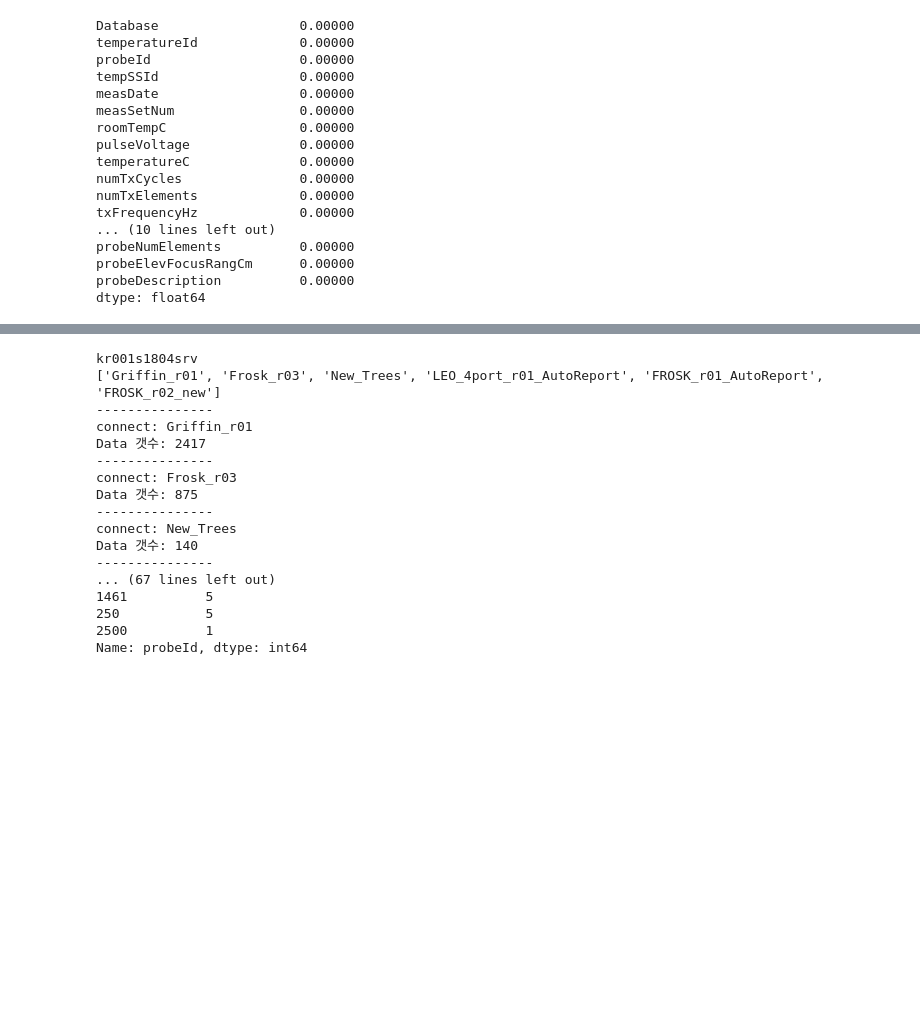
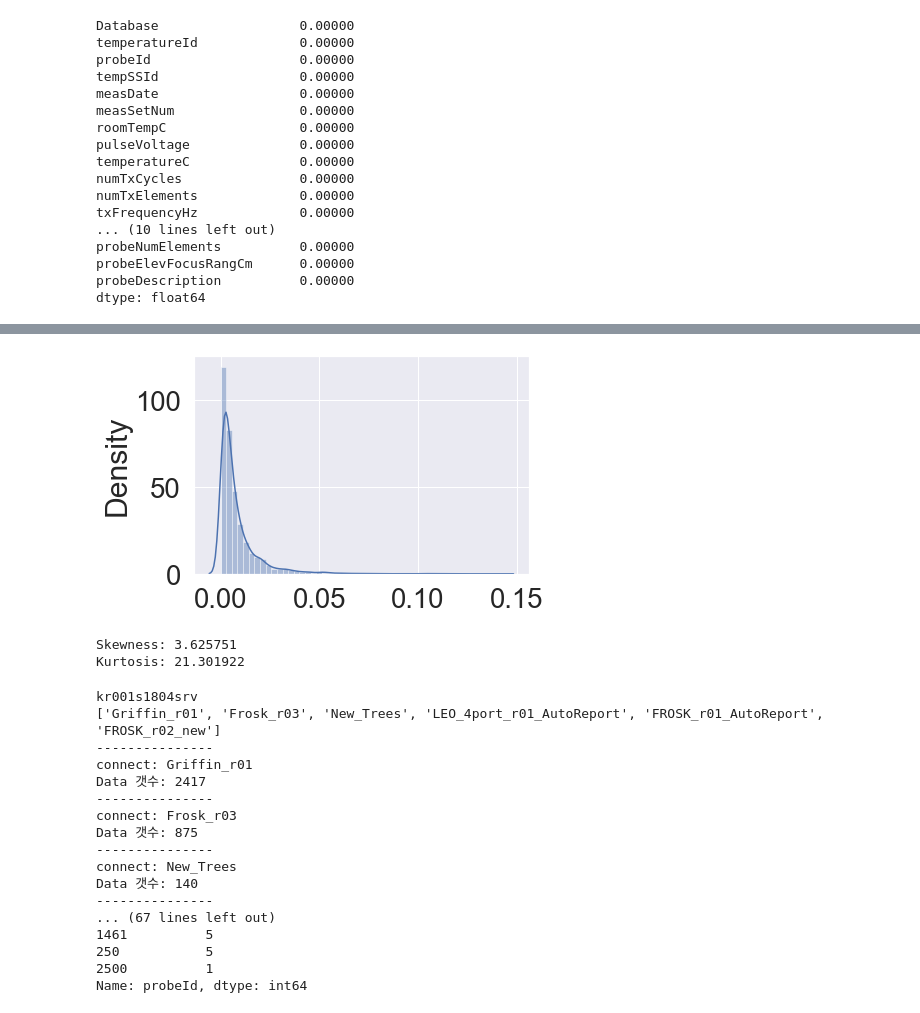
Before and after one commit to Hot-KimChi/ML_DL_study, a Jupyter notebook: Temperature measurement.ipynb, the cells around one changed output, grey strips where cells are left out. Drawn from its saved outputs; the diff is of its cells as text; code cells hidden in the pictures; blank space fills up the shorter version.

Commit message:
1) distplot update

```diff
--- a/Temperature measurement.ipynb
+++ b/Temperature measurement.ipynb
@@ -201,3 +209,15 @@ dtype: float64
+# %%
+#histogram
+sns.distplot((AOP_data['temperatureC'] - AOP_data['roomTempC'])/ AOP_data['pulseRepetRate']);
+# %% [output]
+[figure, added]
+# %%
+#skewness and kurtosis
+print("Skewness: %f" % ((AOP_data['temperatureC'] - AOP_data['roomTempC'])/ AOP_data['pulseRepetRate']).skew())
+print("Kurtosis: %f" % ((AOP_data['temperatureC'] - AOP_data['roomTempC'])/ AOP_data['pulseRepetRate']).kurt())
+# %% [output]
+Skewness: 3.625751
+Kurtosis: 21.301922
 # %%
 if __name__ == '__main__':
     DPP = Data_Preprocess(case='model_fit')
```
Also changed, not shown: parts of 4 cells of this notebook.
